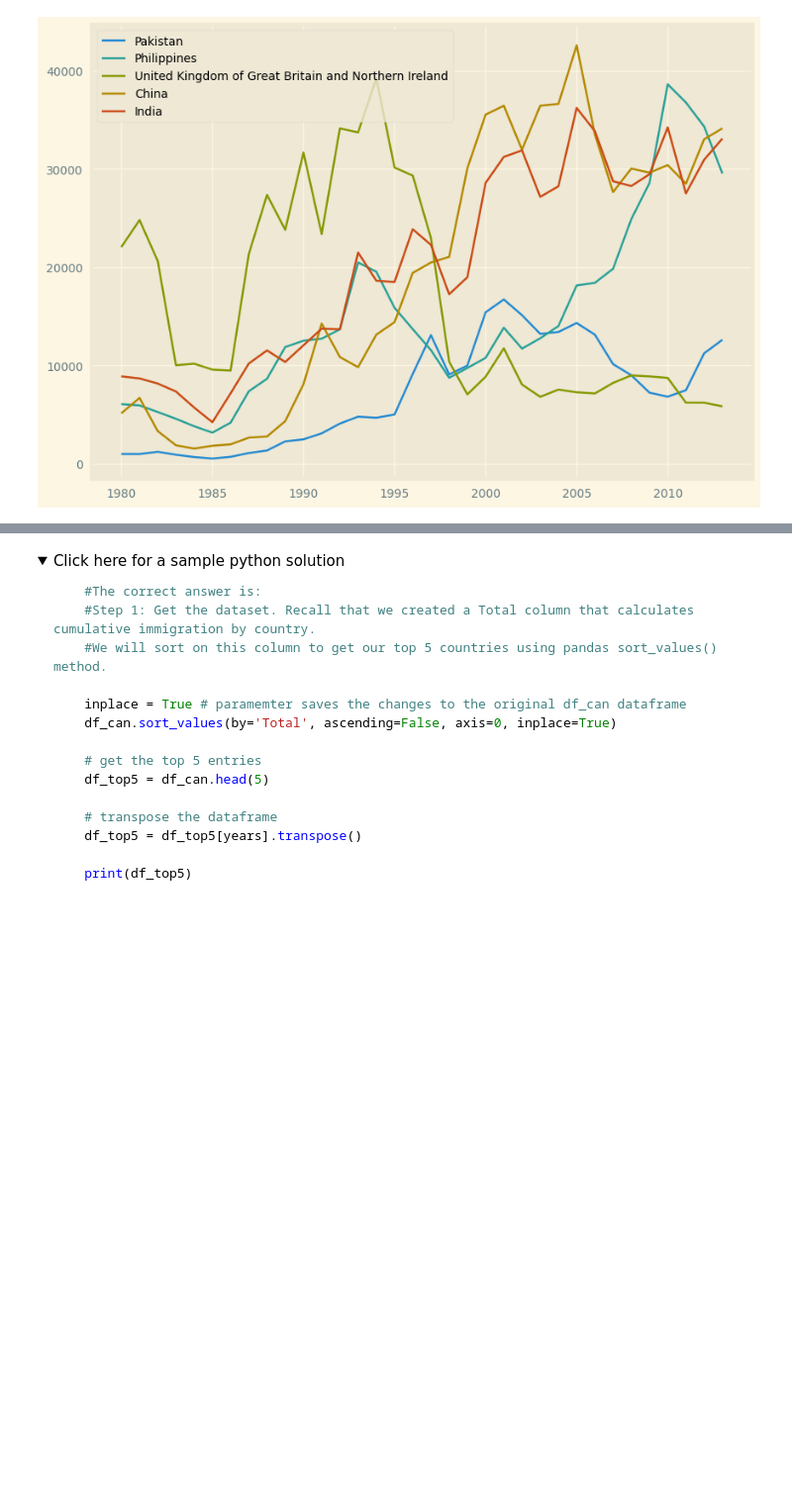
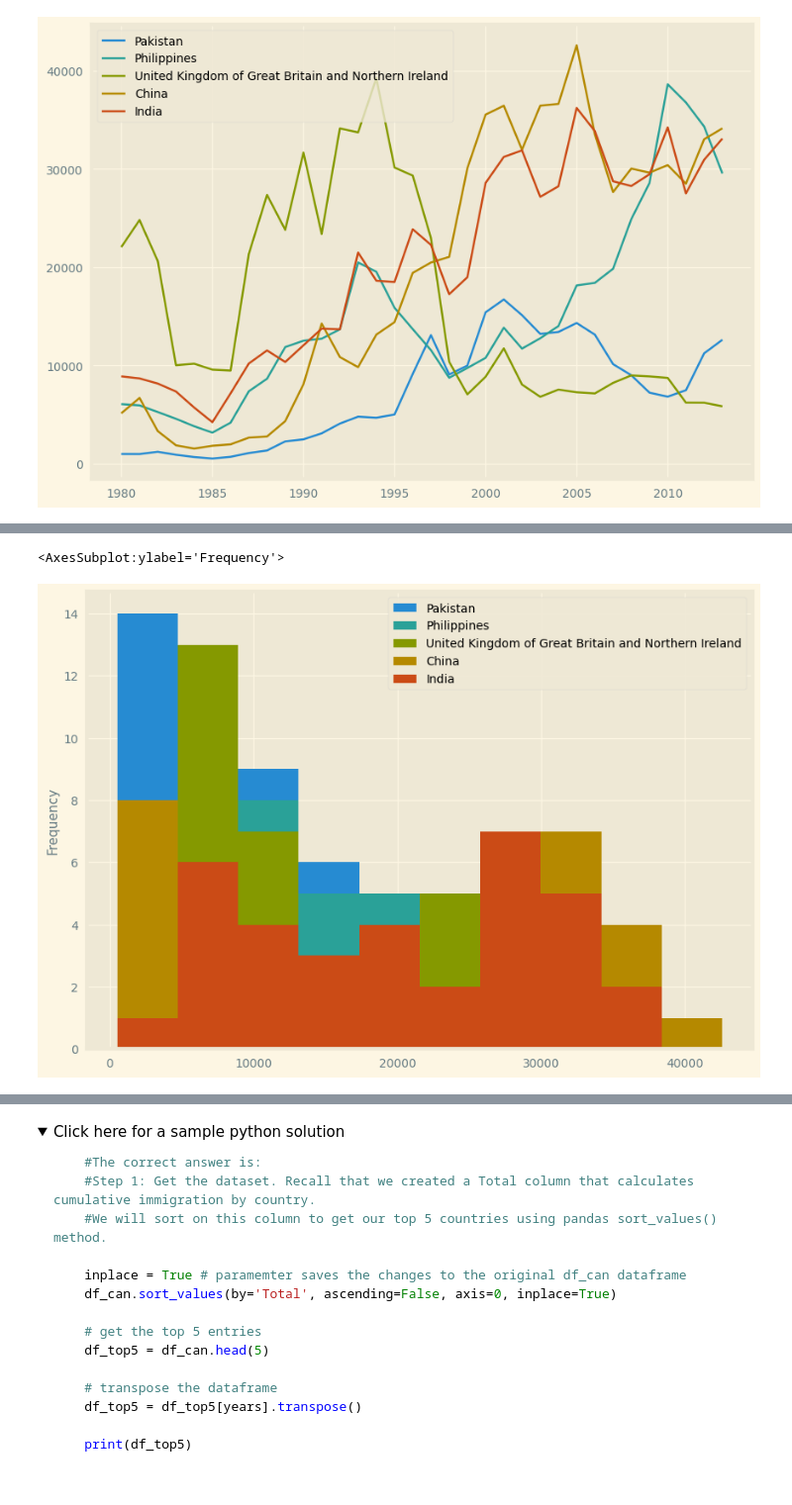
Before and after one commit to JohelPires/ibm, a Jupyter notebook: data viz/DV0101EN-Exercise-Introduction-to-Matplotlib-and-Line-Plots.ipynb, the cells around one changed output, grey strips where cells are left out. Shown at 99% size. Cells and saved outputs as stored; diff of their text form; code cells hidden in the pictures; folded sections open; blank space fills up the shorter version.

```diff
--- a/data viz/DV0101EN-Exercise-Introduction-to-Matplotlib-and-Line-Plots.ipynb
+++ b/data viz/DV0101EN-Exercise-Introduction-to-Matplotlib-and-Line-Plots.ipynb
@@ -785,0 +797,5 @@ df_can.loc[topfive, years].transpose().plot()
+# %%
+dftopfive.plot(kind='hist')
+# %% [output]
+<AxesSubplot:ylabel='Frequency'>
+[figure, added]
```
Also changed, not shown: parts of 9 cells of this notebook, 3 other files.
